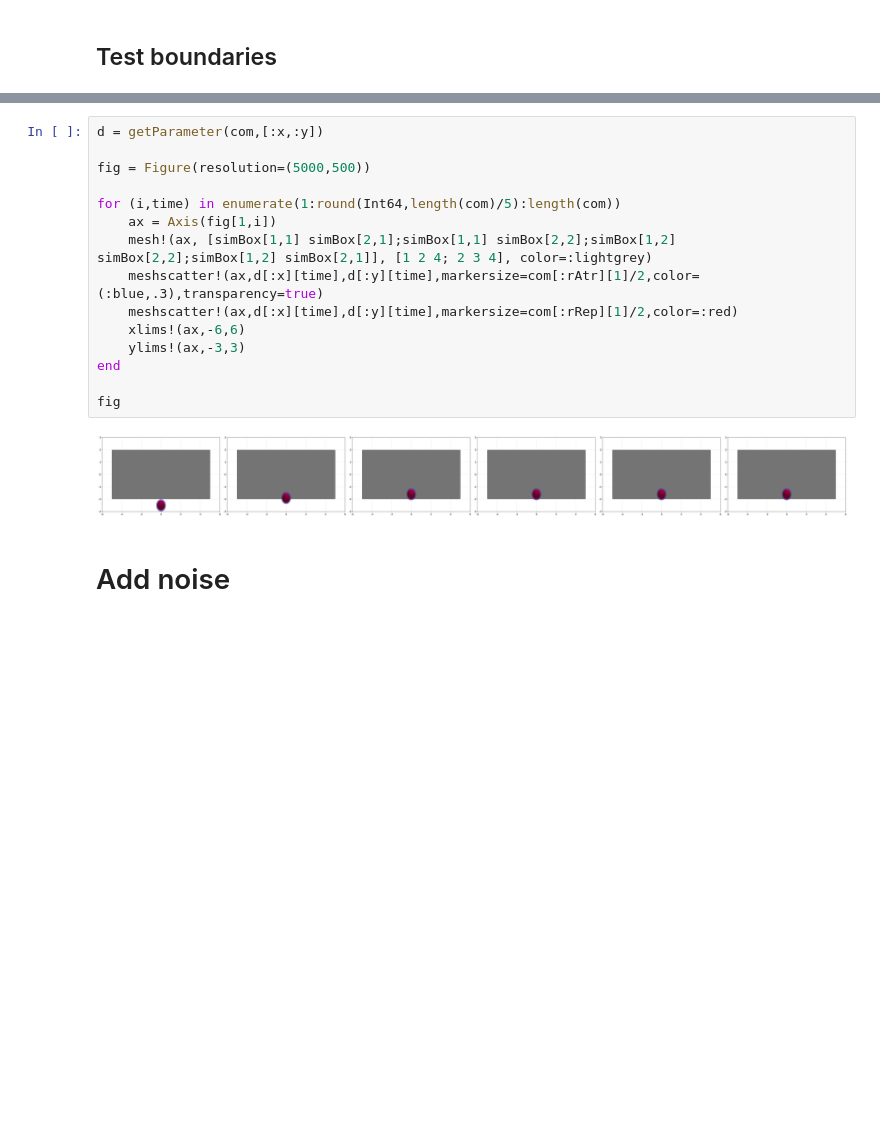
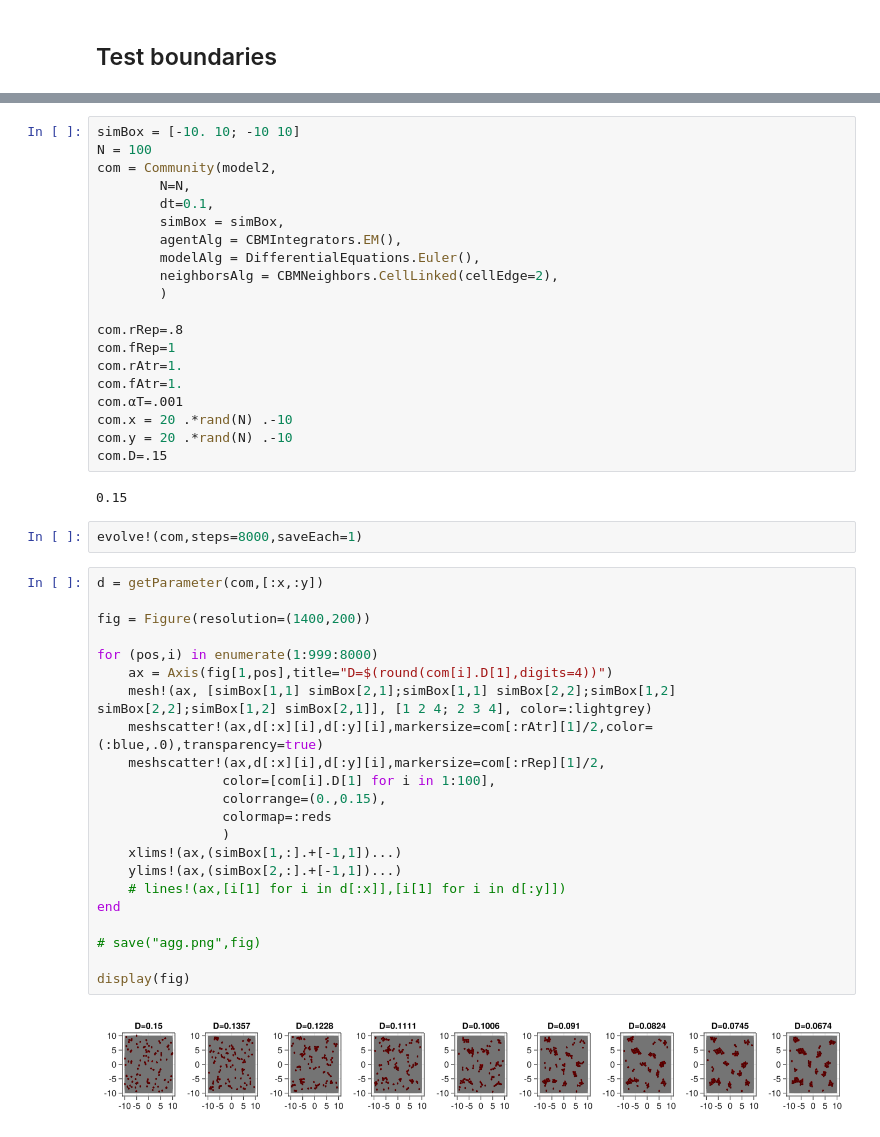
Before and after one commit to dsb-lab/CellBasedModels.jl, a Jupyter notebook: examples/Aggregation.ipynb, the cells around one changed output, grey strips where cells are left out. Cells and saved outputs as stored; diff of their text form; blank space fills up the shorter version.

```diff
--- a/examples/Aggregation.ipynb
+++ b/examples/Aggregation.ipynb
@@ -95,19 +175,48 @@ evolve!(com,steps=20,saveCurrentState=true)
+# %%
+simBox = [-10. 10; -10 10]
+N = 100
+com = Community(model2,
+        N=N,
+        dt=0.1,
+        simBox = simBox,
+        agentAlg = CBMIntegrators.EM(),
+        modelAlg = DifferentialEquations.Euler(),
+        neighborsAlg = CBMNeighbors.CellLinked(cellEdge=2),
+        )
+
+com.rRep=.8
+com.fRep=1
+com.rAtr=1.
+com.fAtr=1.
+com.αT=.001
+com.x = 20 .*rand(N) .-10
+com.y = 20 .*rand(N) .-10
+com.D=.15
+# %% [output]
+0.15
+# %%
+evolve!(com,steps=8000,saveEach=1)
 # %%
 d = getParameter(com,[:x,:y])
 
-fig = Figure(resolution=(5000,500))
+fig = Figure(resolution=(1400,200))
 
-for (i,time) in enumerate(1:round(Int64,length(com)/5):length(com))
-    ax = Axis(fig[1,i])
+for (pos,i) in enumerate(1:999:8000)
+    ax = Axis(fig[1,pos],title="D=$(round(com[i].D[1],digits=4))")
     mesh!(ax, [simBox[1,1] simBox[2,1];simBox[1,1] simBox[2,2];simBox[1,2] simBox[2,2];simBox[1,2] simBox[2,1]], [1 2 4; 2 3 4], color=:lightgrey)
-    meshscatter!(ax,d[:x][time],d[:y][time],markersize=com[:rAtr][1]/2,color=(:blue,.3),transparency=true)
-    meshscatter!(ax,d[:x][time],d[:y][time],markersize=com[:rRep][1]/2,color=:red)
-    xlims!(ax,-6,6)
-    ylims!(ax,-3,3)
+    meshscatter!(ax,d[:x][i],d[:y][i],markersize=com[:rAtr][1]/2,color=(:blue,.0),transparency=true)
+    meshscatter!(ax,d[:x][i],d[:y][i],markersize=com[:rRep][1]/2,
+                color=[com[i].D[1] for i in 1:100],
+                colorrange=(0.,0.15),
+                colormap=:reds
+                )
+    xlims!(ax,(simBox[1,:].+[-1,1])...)
+    ylims!(ax,(simBox[2,:].+[-1,1])...)
+    # lines!(ax,[i[1] for i in d[:x]],[i[1] for i in d[:y]])
 end
 
-fig
+# save("agg.png",fig)
+
+display(fig)
 # %% [output]
-[figure, old version]
+[figure, new version]
-# %% [markdown]
-# Add noise
```
Also changed, not shown: parts of 24 cells of this notebook, 11 other files.
